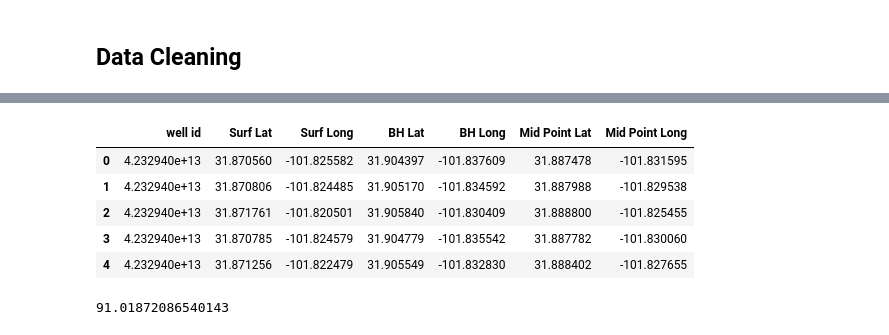
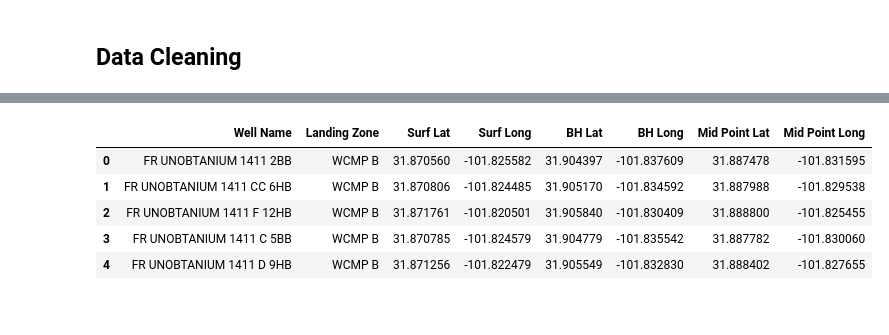
Before and after one commit to Auelocks/Friday_Night_Lights, a Jupyter notebook: MB_WellDistCalc.ipynb, the cells around one changed output, grey strips where cells are left out. Saved outputs shown, nothing was run; the diff lists cells and outputs as text; code cells hidden in the pictures.

Commit message:
Improved code to run through multiple lat longs

```diff
--- a/MB_WellDistCalc.ipynb
+++ b/MB_WellDistCalc.ipynb
@@ -45,5 +45,5 @@ memory usage: 2.2+ KB
 ## Data Cleaning
 # %%
 # Drop the columns where all values are null
-df = df[["well id","Surf Lat",'Surf Long',"BH Lat","BH Long"]]
-df.info()
+sel_columns = df[["Well Name","Landing Zone","Surf Lat",'Surf Long',"BH Lat","BH Long"]]
+dist_df = sel_columns.copy()
@@ -63,25 +50,11 @@ memory usage: 608.0 bytes
 # %%
-df["Mid Point Lat"] = (df["Surf Lat"] + df["BH Lat"])/2
-df["Mid Point Long"] = (df["Surf Long"] + df["BH Long"])/2
-df.head()
+dist_df["Mid Point Lat"] = (dist_df["Surf Lat"] + dist_df["BH Lat"])/2
+dist_df["Mid Point Long"] = (dist_df["Surf Long"] + dist_df["BH Long"])/2
+dist_df.head()
 # %% [output]
-|  | well id | Surf Lat | Surf Long | BH Lat | BH Long | Mid Point Lat | Mid Point Long |
-| 0 | 4.232940e+13 | 31.870560 | -101.825582 | 31.904397 | -101.837609 | 31.887478 | -101.831595 |
-| 1 | 4.232940e+13 | 31.870806 | -101.824485 | 31.905170 | -101.834592 | 31.887988 | -101.829538 |
-| 2 | 4.232940e+13 | 31.871761 | -101.820501 | 31.905840 | -101.830409 | 31.888800 | -101.825455 |
-| 3 | 4.232940e+13 | 31.870785 | -101.824579 | 31.904779 | -101.835542 | 31.887782 | -101.830060 |
-| 4 | 4.232940e+13 | 31.871256 | -101.822479 | 31.905549 | -101.832830 | 31.888402 | -101.827655 |
+|  | Well Name | Landing Zone | Surf Lat | Surf Long | BH Lat | BH Long | Mid Point Lat | Mid Point Long |
+| 0 | FR UNOBTANIUM 1411 2BB | WCMP B | 31.870560 | -101.825582 | 31.904397 | -101.837609 | 31.887478 | -101.831595 |
+| 1 | FR UNOBTANIUM 1411 CC 6HB | WCMP B | 31.870806 | -101.824485 | 31.905170 | -101.834592 | 31.887988 | -101.829538 |
+| 2 | FR UNOBTANIUM 1411 F 12HB | WCMP B | 31.871761 | -101.820501 | 31.905840 | -101.830409 | 31.888800 | -101.825455 |
+| 3 | FR UNOBTANIUM 1411 C 5BB | WCMP B | 31.870785 | -101.824579 | 31.904779 | -101.835542 | 31.887782 | -101.830060 |
+| 4 | FR UNOBTANIUM 1411 D 9HB | WCMP B | 31.871256 | -101.822479 | 31.905549 | -101.832830 | 31.888402 | -101.827655 |
-# %%
-well_dist_df = pd.DataFrame(columns=['Distance'])
-well_dist_df.astype(float)
-#for index,rows in df.iterrows():
-lat1 = df.at[0,'Mid Point Lat']
-lon1 = df.at[0,'Mid Point Long']
-well_dist_df['Distance'] = calc_dist(lat1,lon1,df['Mid Point Lat'],df['Mid Point Long'])
-well_dist_df.sort_values(by='Distance',inplace=True,ignore_index=True)
-left_dist = well_dist_df['Distance'][1]
-right_dist = well_dist_df['Distance'][2]
-final_dist = (left_dist + right_dist)/2
-print(final_dist)
-# %% [output]
-91.01872086540143
```
Also changed, not shown: parts of 6 cells of this notebook, 1 other file.
